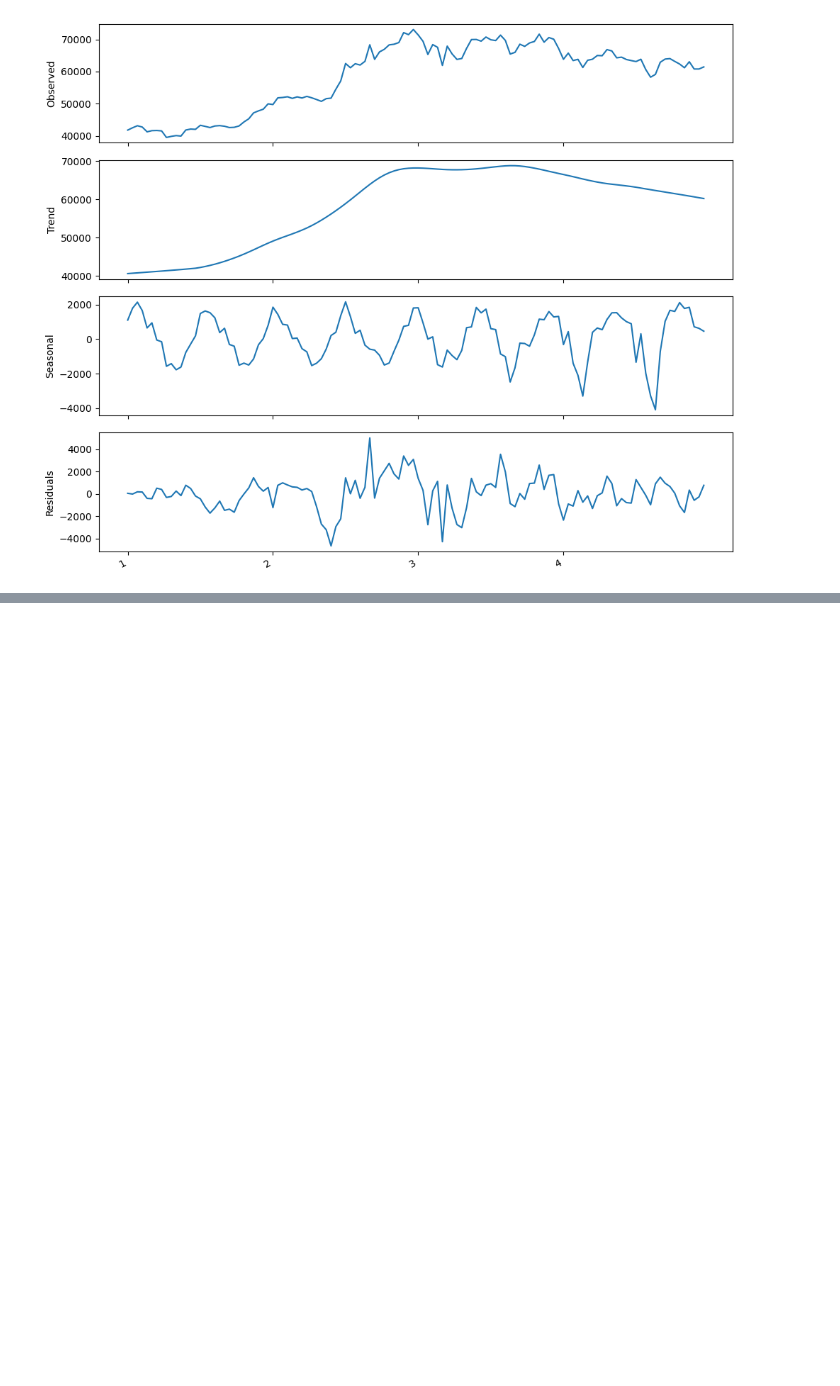
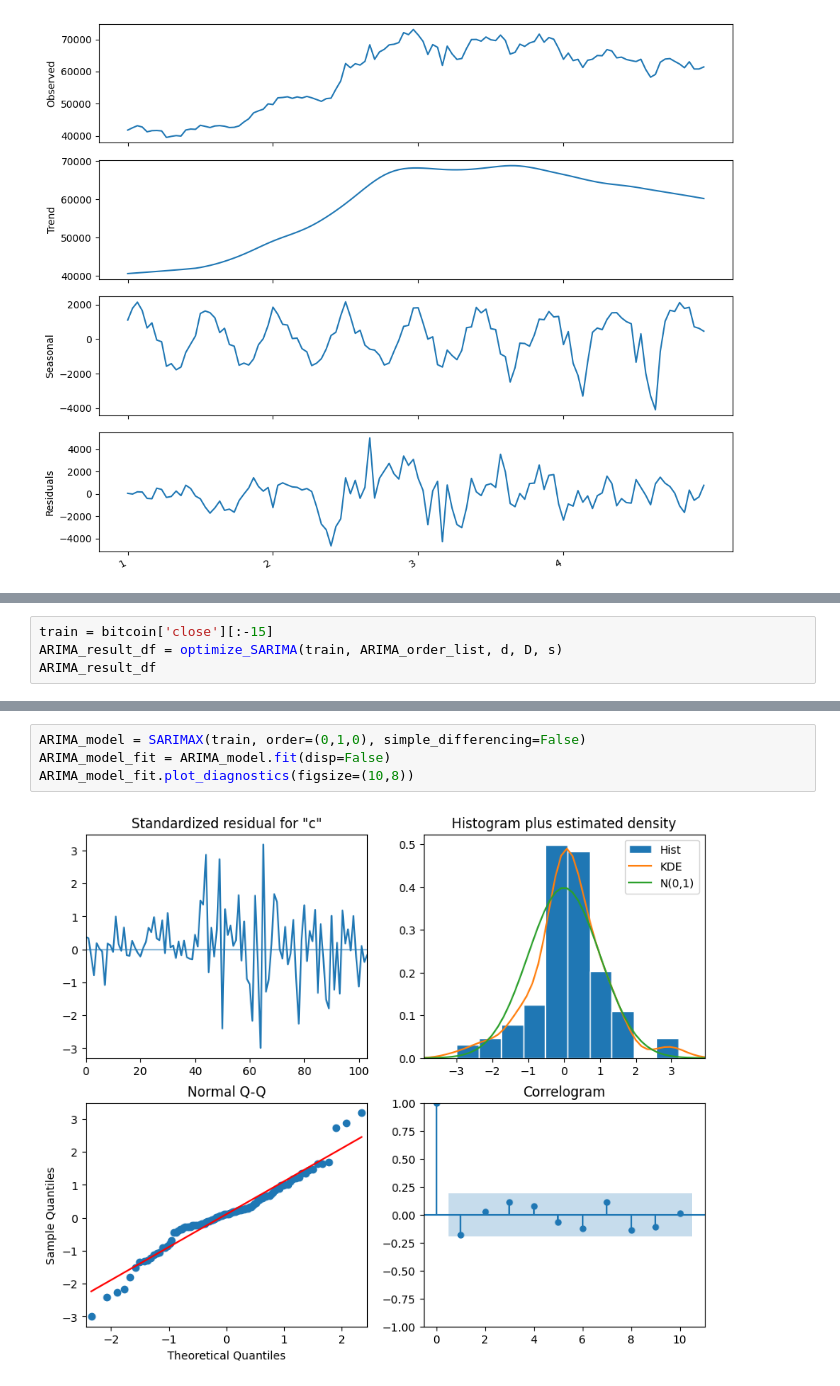
Before and after one commit to baloochyb/PricePrediction, a Jupyter notebook: time_series.ipynb, the cells around one changed output, grey strips where cells are left out. Saved outputs shown, nothing was run; the diff lists cells and outputs as text; blank space fills up the shorter version.

```diff
--- a/time_series.ipynb
+++ b/time_series.ipynb
@@ -1053,0 +1103,4 @@ plt.tight_layout()
+# %%
+train = bitcoin['close'][:-15]
+ARIMA_result_df = optimize_SARIMA(train, ARIMA_order_list, d, D, s)
+ARIMA_result_df
@@ -1053,0 +1123,6 @@ plt.tight_layout()
+# %%
+ARIMA_model = SARIMAX(train, order=(0,1,0), simple_differencing=False)
+ARIMA_model_fit = ARIMA_model.fit(disp=False)
+ARIMA_model_fit.plot_diagnostics(figsize=(10,8))
+# %% [output]
+[figure, added]
```
Also changed, not shown: parts of 17 cells of this notebook.
